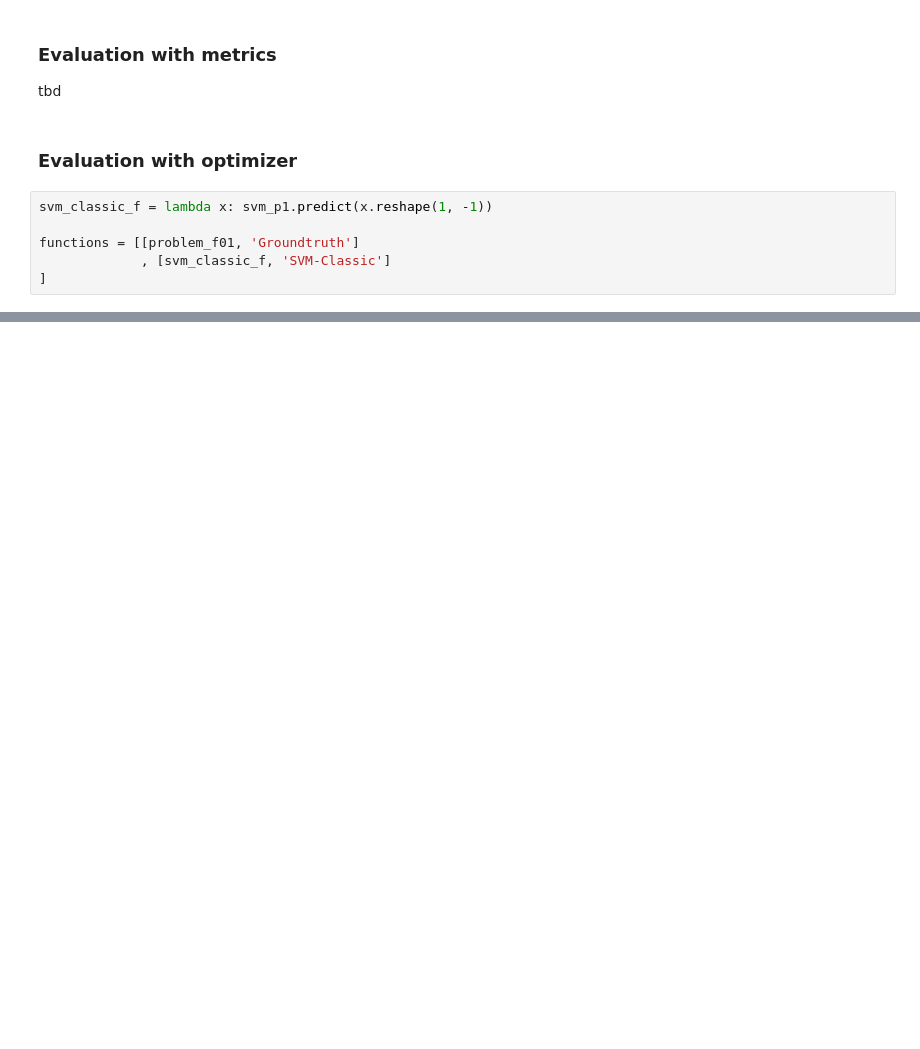
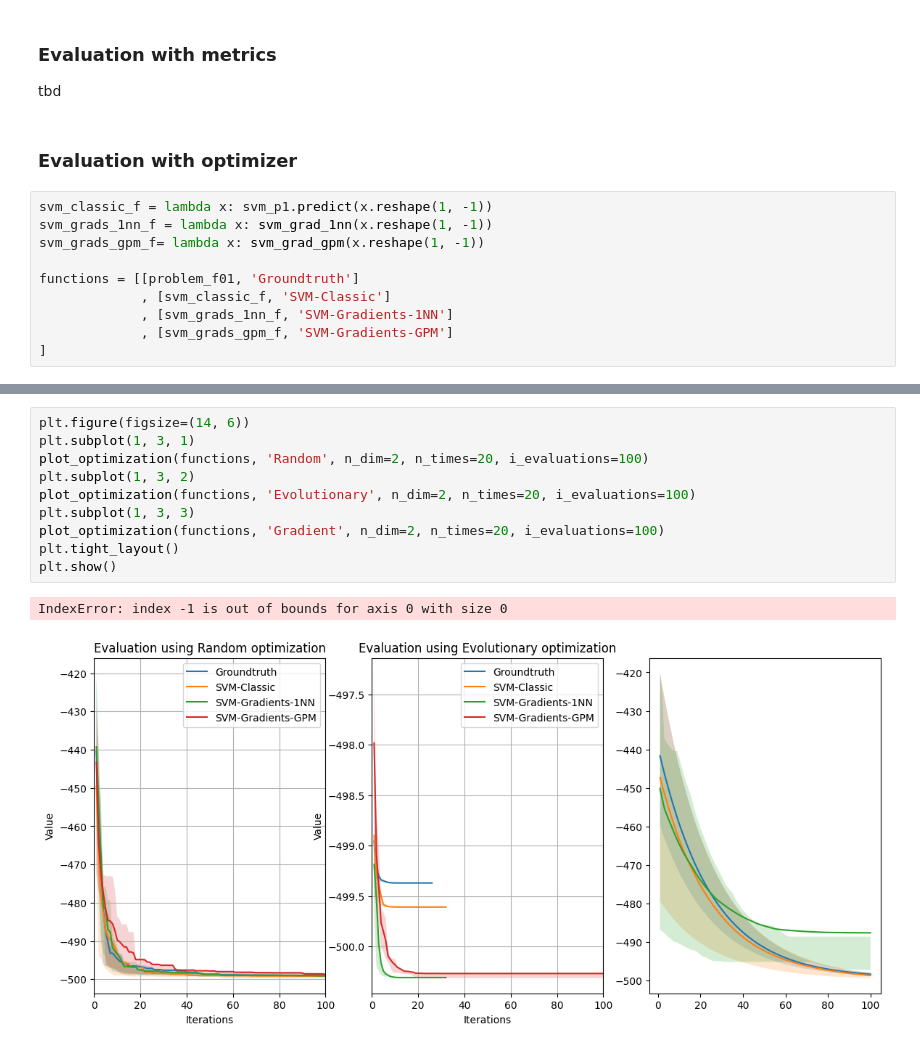
Before and after one commit to mo374z/OptimizationTestfunctionGeneration, a Jupyter notebook: main/f1_simulation.ipynb, the cells around one changed output, grey strips where cells are left out. Saved outputs shown, nothing was run; the diff lists cells and outputs as text; blank space fills up the shorter version.

```diff
--- a/main/f1_simulation.ipynb
+++ b/main/f1_simulation.ipynb
@@ -79,7 +126,11 @@ tbd
 ### Evaluation with optimizer
 # %%
 svm_classic_f = lambda x: svm_p1.predict(x.reshape(1, -1))
+svm_grads_1nn_f = lambda x: svm_grad_1nn(x.reshape(1, -1))
+svm_grads_gpm_f= lambda x: svm_grad_gpm(x.reshape(1, -1))
 
 functions = [[problem_f01, 'Groundtruth']
              , [svm_classic_f, 'SVM-Classic']
+             , [svm_grads_1nn_f, 'SVM-Gradients-1NN']
+             , [svm_grads_gpm_f, 'SVM-Gradients-GPM']
 ]
@@ -135,0 +137,13 @@ plt.show()
+# %%
+plt.figure(figsize=(14, 6))
+plt.subplot(1, 3, 1)
+plot_optimization(functions, 'Random', n_dim=2, n_times=20, i_evaluations=100)
+plt.subplot(1, 3, 2)
+plot_optimization(functions, 'Evolutionary', n_dim=2, n_times=20, i_evaluations=100)
+plt.subplot(1, 3, 3)
+plot_optimization(functions, 'Gradient', n_dim=2, n_times=20, i_evaluations=100)
+plt.tight_layout()
+plt.show()
+# %% [output]
+IndexError: index -1 is out of bounds for axis 0 with size 0
+[figure, added]
```
Also changed, not shown: parts of 21 cells of this notebook, 4 other files.
